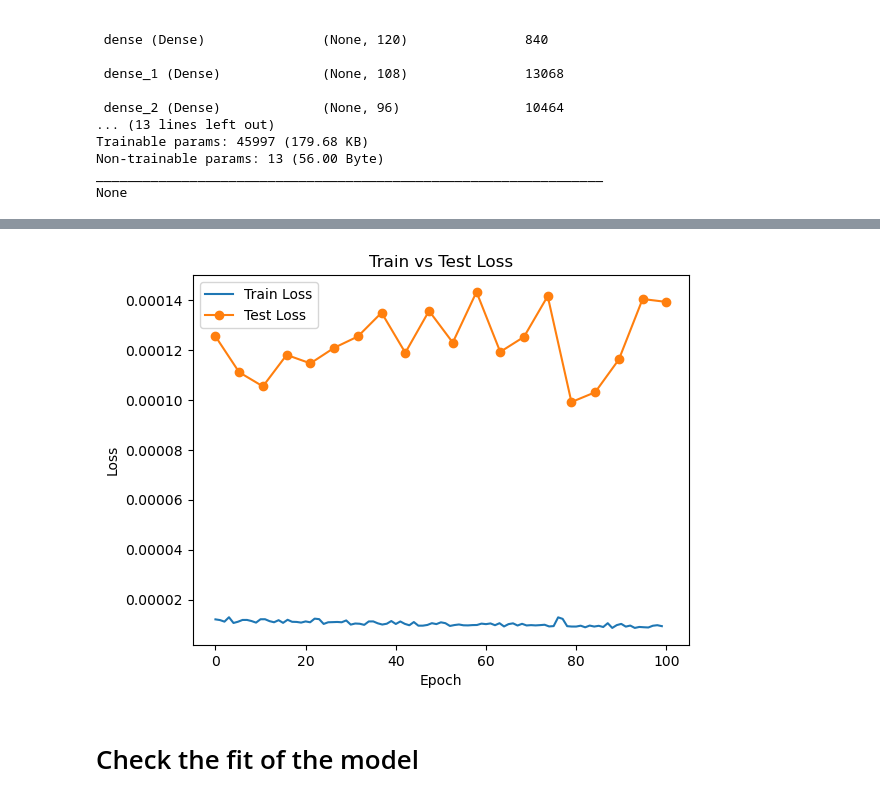
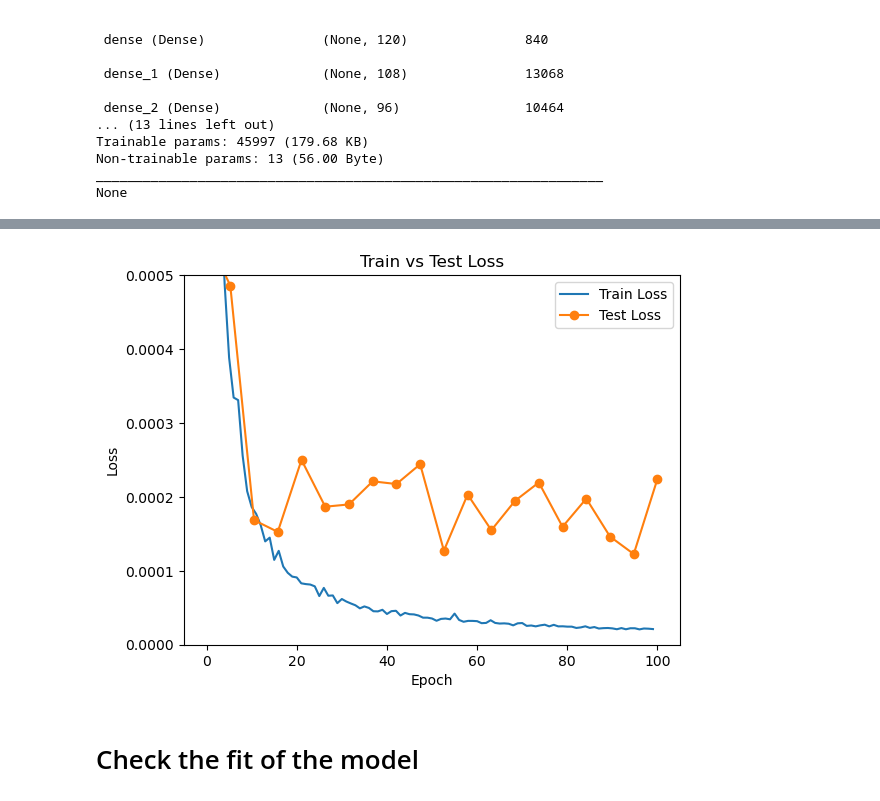
Before and after one commit to rickecon/NN-Marlon, a Jupyter notebook: NN_Training_rick2.ipynb, the cells around one changed output, grey strips where cells are left out. Saved outputs shown, nothing was run; the diff lists cells and outputs as text; code cells hidden in the pictures.

```diff
--- a/NN_Training_rick2.ipynb
+++ b/NN_Training_rick2.ipynb
@@ -18,0 +22,9 @@ from sklearn.model_selection import train_test_split
+# %%
+# Set the current directory as the cur_dir path
+cur_dir = os.getcwd()
+
+# Read in the data
+X = np.loadtxt('X.txt', delimiter=',')
+y = np.loadtxt('y.txt', delimiter=',').reshape(-1, 1)
+print(f"The shape of X is {X.shape}")
+print(f"The shape of y is {y.shape}")
@@ -74,7 +67,0 @@ def select_data(df, output_variable):
-# %%
-# Read in data for training
-cur_dir = os.getcwd()
-# read in data to train the model
-df = pd.read_csv(os.path.join(cur_dir, "augmented_data_with_linear_predictions.csv"))
-X, y, df = select_data(df, output_variables)
-print("Size of data: ", df.shape)
@@ -182,7 +131,5 @@ None
 # %%
 loss_fn = tf.keras.losses.MeanSquaredError()
 optimizer = tf.keras.optimizers.legacy.Adam(learning_rate=learning_rate)
-nn.compile(optimizer=optimizer,
-              loss=loss_fn,
-              metrics=['mean_squared_error'])
+nn.compile(optimizer=optimizer, loss=loss_fn, metrics=['mean_squared_error'])
 # %% [markdown]
@@ -219,14 +166,15 @@ Epoch 100/100
 # %%
 # Plot training and validation loss
 plt.plot(np.arange(num_epochs), history.history['loss'], label='Train Loss')
 plt.plot(np.linspace(0, num_epochs, num=int(np.ceil(num_epochs/5))), history.history['val_loss'], label='Test Loss', marker='o')
+plt.ylim(0, 0.0005)
 plt.xlabel('Epoch')
 plt.ylabel('Loss')
 plt.title('Train vs Test Loss')
 plt.legend()
 plt.show()
 # %% [output]
-[figure, old version]
+[figure, new version]
 # %% [markdown]
 # Check the fit of the model
 # %%
```
Also changed, not shown: parts of 22 cells of this notebook, 2 other files.
